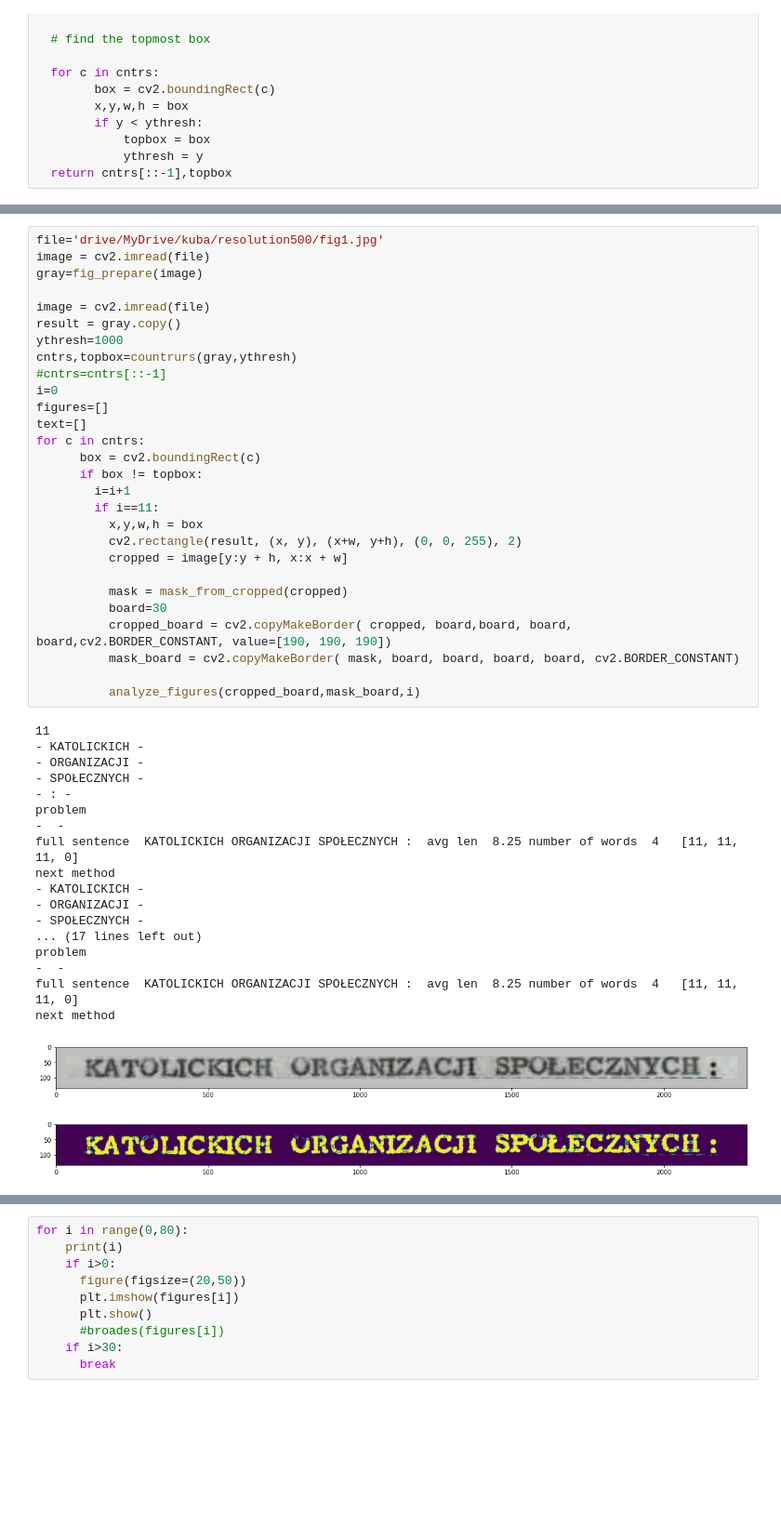
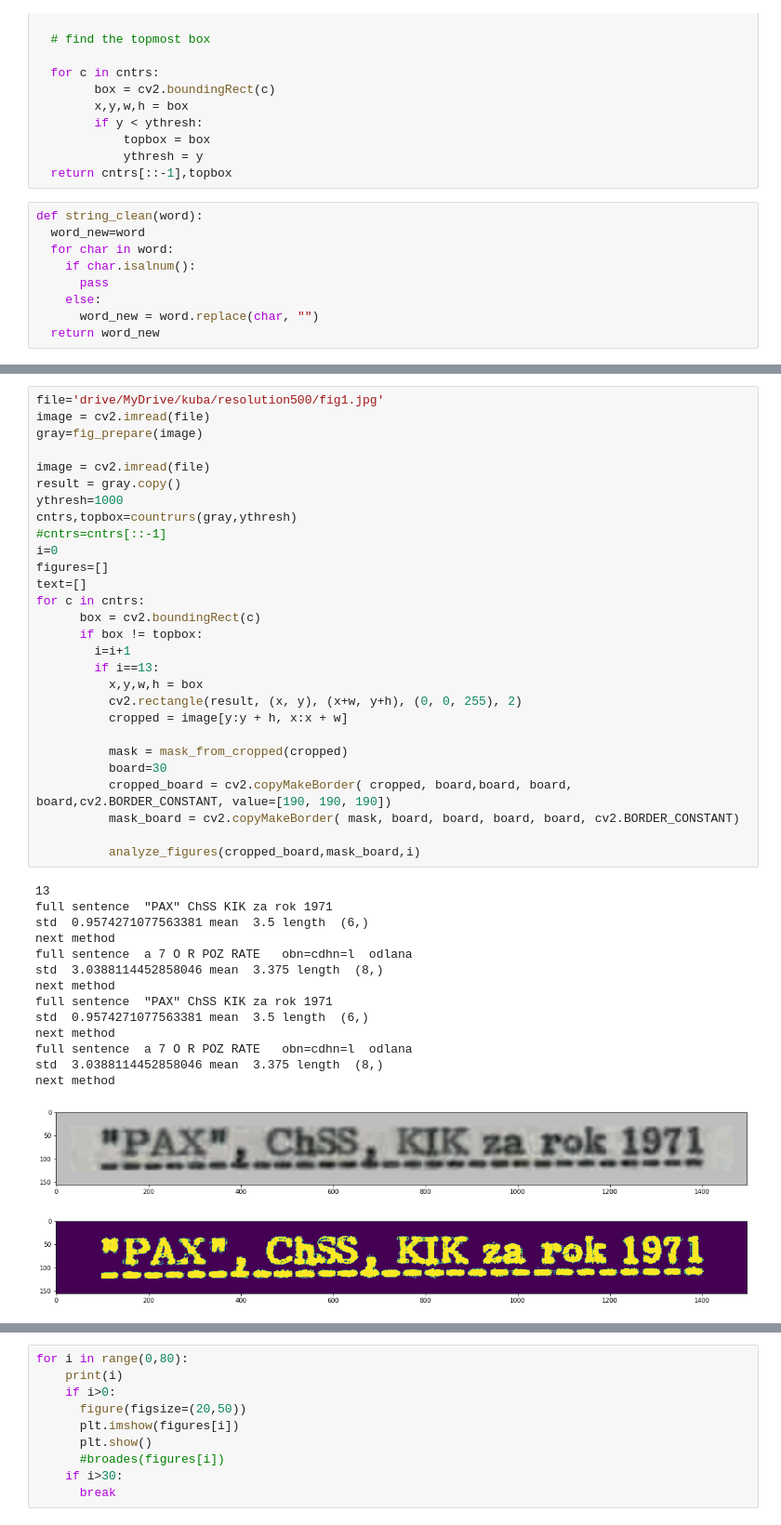
Before and after one commit to KacperGrodecki/image_proccessing, a Jupyter notebook: kuba_img_manip.ipynb, the cells around one changed output, grey strips where cells are left out. Shown at 93% size. Drawn from its saved outputs; the diff is of its cells as text; blank space fills up the shorter version.

```diff
--- a/kuba_img_manip.ipynb
+++ b/kuba_img_manip.ipynb
@@ -329,3 +256,12 @@ def countrurs_canny(gray,ythresh):
             topbox = box
             ythresh = y
   return cntrs[::-1],topbox
+# %%
+def string_clean(word):
+  word_new=word
+  for char in word:
+    if char.isalnum():
+      pass
+    else:
+      word_new = word.replace(char, "")
+  return word_new
@@ -332,48 +334,44 @@ def countrurs_canny(gray,ythresh):
 # %%
 file='drive/MyDrive/kuba/resolution500/fig1.jpg'
 image = cv2.imread(file)
 gray=fig_prepare(image)
 
 image = cv2.imread(file)
 result = gray.copy()
 ythresh=1000
 cntrs,topbox=countrurs(gray,ythresh)
 #cntrs=cntrs[::-1]
 i=0
 figures=[]
 text=[]
 for c in cntrs:
       box = cv2.boundingRect(c)
       if box != topbox:
         i=i+1
-        if i==11:
+        if i==13:
           x,y,w,h = box
           cv2.rectangle(result, (x, y), (x+w, y+h), (0, 0, 255), 2)
           cropped = image[y:y + h, x:x + w]
 
           mask = mask_from_cropped(cropped)
           board=30
           cropped_board = cv2.copyMakeBorder( cropped, board,board, board, board,cv2.BORDER_CONSTANT, value=[190, 190, 190])
           mask_board = cv2.copyMakeBorder( mask, board, board, board, board, cv2.BORDER_CONSTANT)
 
           analyze_figures(cropped_board,mask_board,i)
 # %% [output]
-11
-- KATOLICKICH -
-- ORGANIZACJI -
-- SPOŁECZNYCH -
-- : -
-problem
--  -
-full sentence  KATOLICKICH ORGANIZACJI SPOŁECZNYCH :  avg len  8.25 number of words  4   [11, 11, 11, 0]
+13
+full sentence  "PAX" ChSS KIK za rok 1971
+std  0.9574271077563381 mean  3.5 length  (6,)
 next method
-- KATOLICKICH -
-- ORGANIZACJI -
-- SPOŁECZNYCH -
-... (17 lines left out)
-problem
--  -
-full sentence  KATOLICKICH ORGANIZACJI SPOŁECZNYCH :  avg len  8.25 number of words  4   [11, 11, 11, 0]
+full sentence  a 7 O R POZ RATE   obn=cdhn=l  odlana
+std  3.0388114452858046 mean  3.375 length  (8,)
 next method
+full sentence  "PAX" ChSS KIK za rok 1971
+std  0.9574271077563381 mean  3.5 length  (6,)
+next method
+full sentence  a 7 O R POZ RATE   obn=cdhn=l  odlana
+std  3.0388114452858046 mean  3.375 length  (8,)
+next method
-[figure, old version]
+[figure, new version]
-[figure, old version]
+[figure, new version]
```
Also changed, not shown: parts of 17 cells of this notebook.
